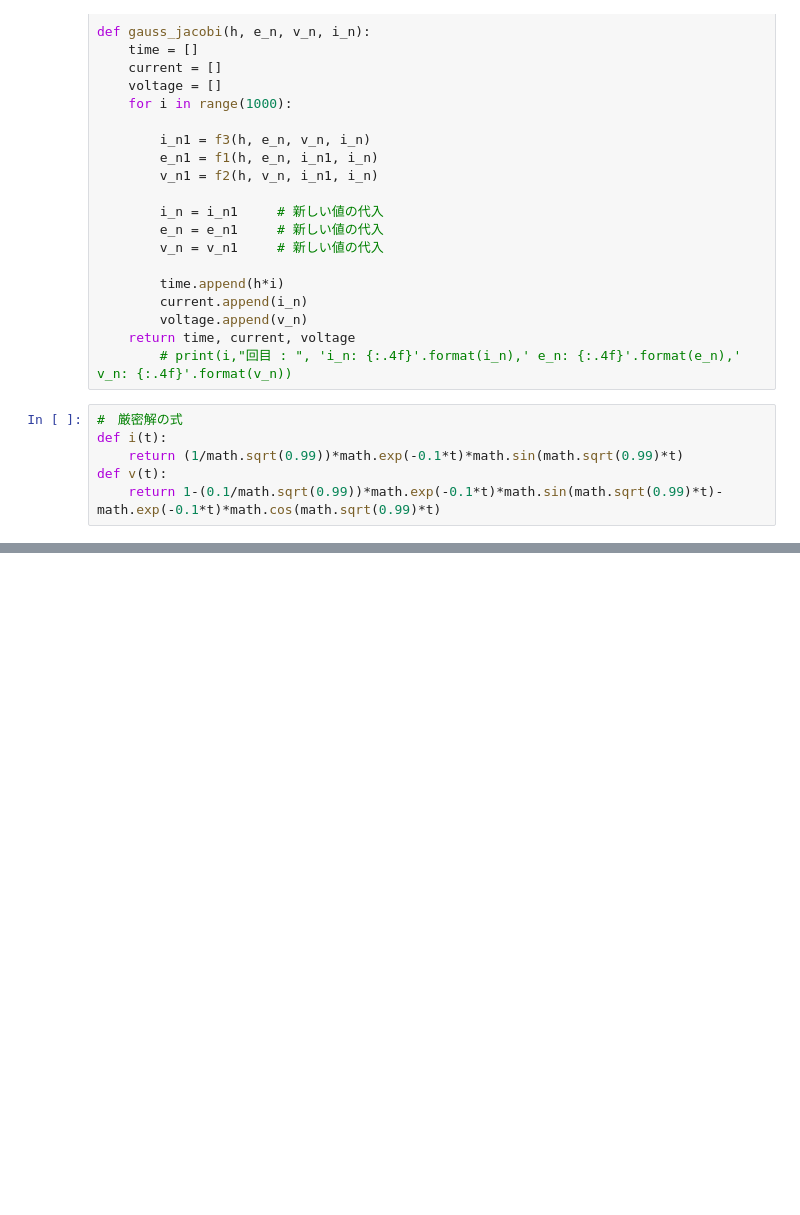
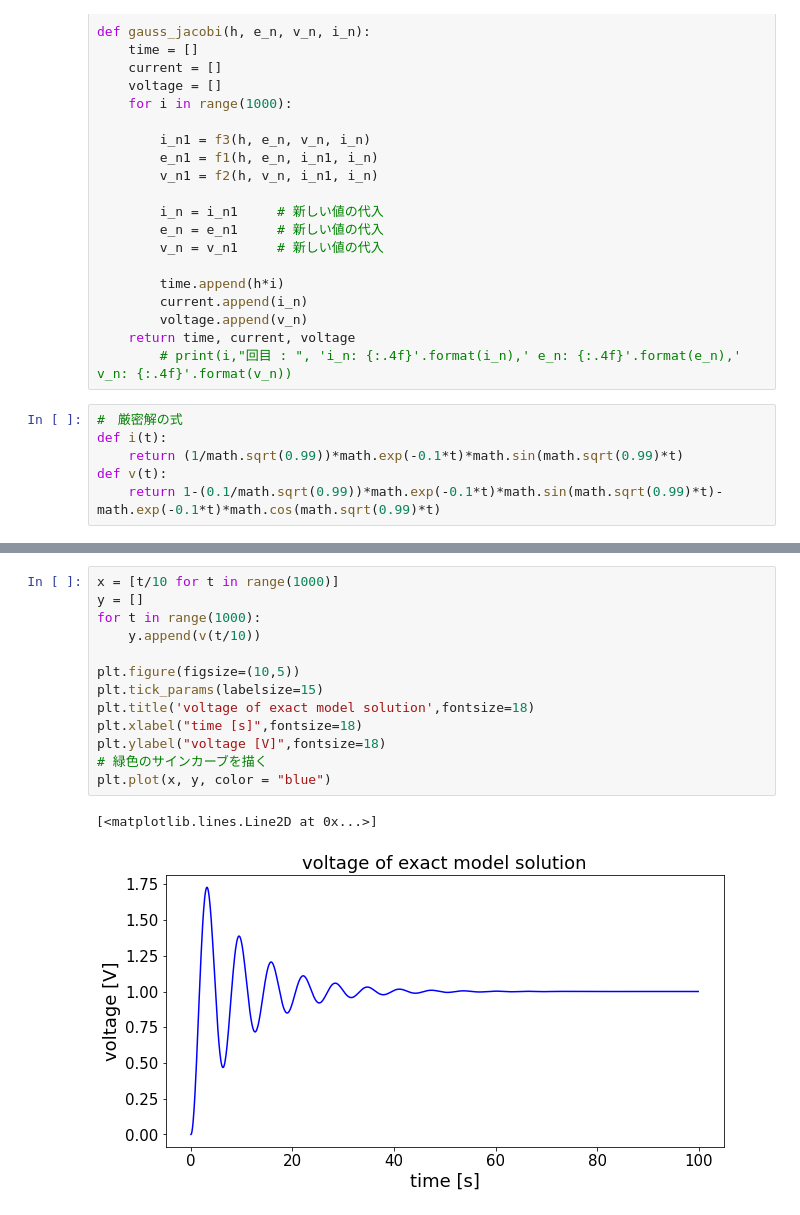
Before and after one commit to tanetakumi/electric-physical-mathmatics, a Jupyter notebook: dennkibuturi5.ipynb, the cells around one changed output, grey strips where cells are left out. Saved outputs shown, nothing was run; the diff lists cells and outputs as text; blank space fills up the shorter version.

```diff
--- a/dennkibuturi5.ipynb
+++ b/dennkibuturi5.ipynb
@@ -73,0 +70,16 @@ gauss_jacobi(0.1,0,0,0)
+# %%
+x = [t/10 for t in range(1000)]
+y = []
+for t in range(1000):
+    y.append(v(t/10))
+
+plt.figure(figsize=(10,5))
+plt.tick_params(labelsize=15)
+plt.title('voltage of exact model solution',fontsize=18)
+plt.xlabel("time [s]",fontsize=18)
+plt.ylabel("voltage [V]",fontsize=18)
+# 緑色のサインカーブを描く
+plt.plot(x, y, color = "blue")
+# %% [output]
+[<matplotlib.lines.Line2D at 0x...>]
+[figure, added]
```
Also changed, not shown: parts of 5 cells of this notebook.
